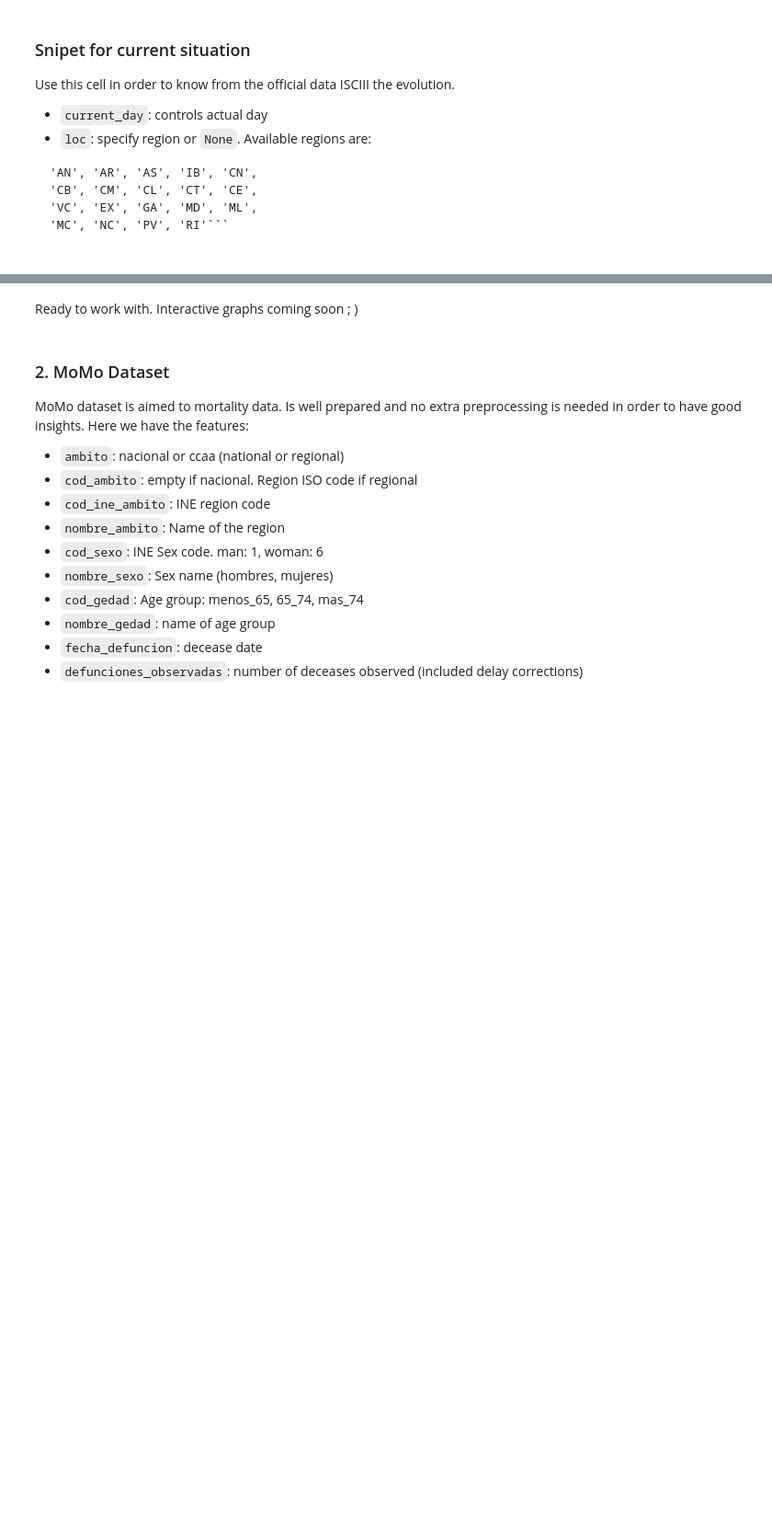
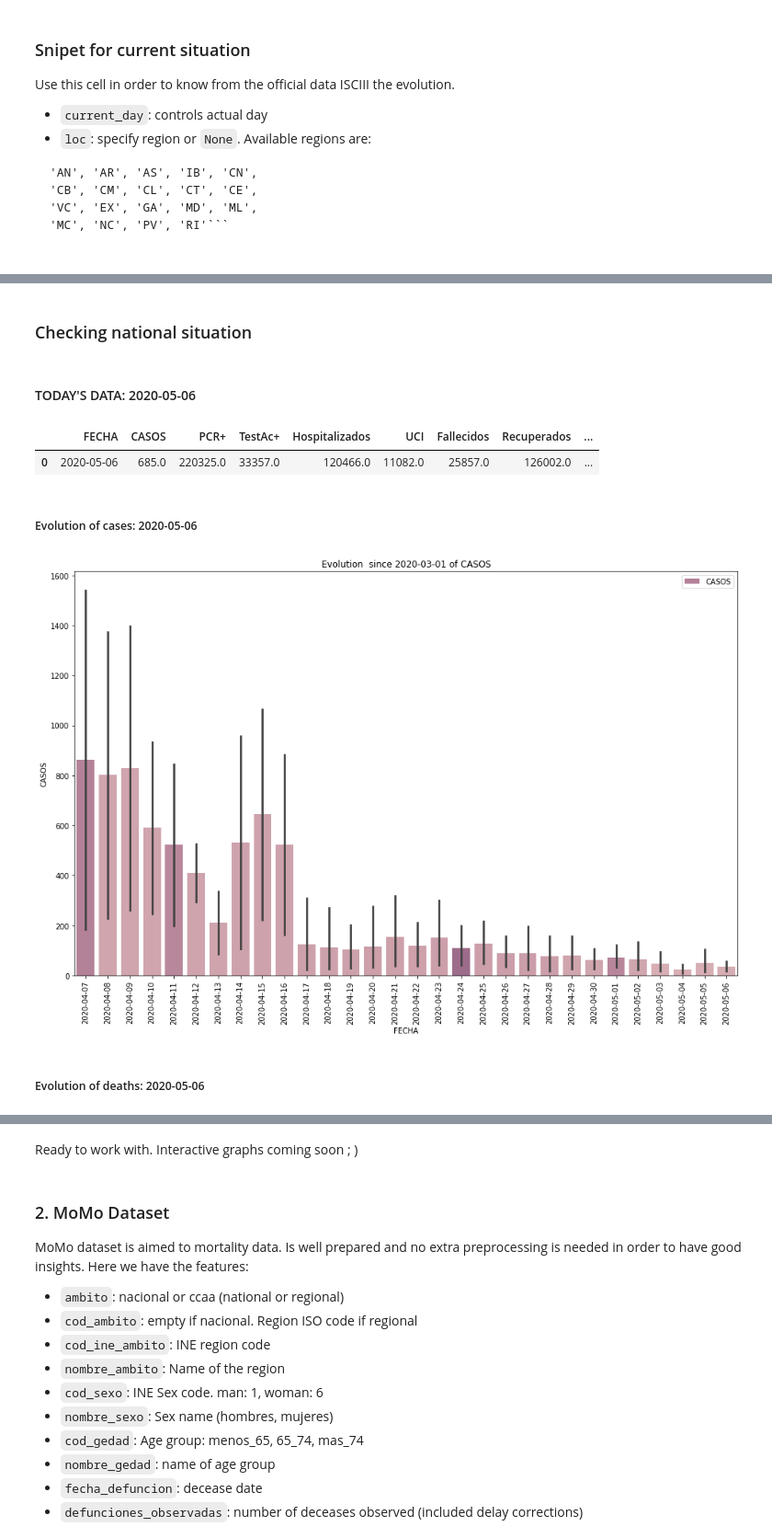
Before and after one commit to RaulRC/Covid-19, a Jupyter notebook: Covid19 - Official Spanish Data Curation ISCIII and other public datasets.ipynb, the cells around one changed output, grey strips where cells are left out. Shown at 92% size. Saved outputs shown, nothing was run; the diff lists cells and outputs as text; code cells hidden in the pictures; blank space fills up the shorter version.

Commit message:
[IMP] update numbers for 2020-05-06. Included national, Madrid and Castille-La Mancha situations

````diff
--- a/Covid19 - Official Spanish Data Curation ISCIII and other public datasets.ipynb
+++ b/Covid19 - Official Spanish Data Curation ISCIII and other public datasets.ipynb
@@ -312,11 +303,11 @@ Use this cell in order to know from the official data ISCIII the evolution.
 'VC', 'EX', 'GA', 'MD', 'ML',
 'MC', 'NC', 'PV', 'RI'```
 # %%
-current_day = datetime.now().strftime("%Y-%m-%d")
-loc = 'MD'
-display(Markdown("### TODAY'S DATA: {} ".format(current_day) + (loc if loc else "")))
-displayInfo(res, location=loc, date=current_day)
-display(Markdown("#### Evolution of cases: {} ".format(current_day) + (loc if loc else "")))
-showStats(res, location=loc, feature='CASOS', aggregate=False)
-display(Markdown("#### Evolution of deaths: {} ".format(current_day) + (loc if loc else "")))
-showStats(res, location=loc, feature='IncFallecidos', aggregate=False)
+def checkSituation(loc=None):
+    current_day = datetime.now().strftime("%Y-%m-%d")
+    display(Markdown("#### TODAY'S DATA: {} ".format(current_day) + (loc if loc else "")))
+    displayInfo(res, location=loc, date=current_day)
+    display(Markdown("##### Evolution of cases: {} ".format(current_day) + (loc if loc else "")))
+    showStats(res, location=loc, feature='CASOS', aggregate=False)
+    display(Markdown("##### Evolution of deaths: {} ".format(current_day) + (loc if loc else "")))
+    showStats(res, location=loc, feature='IncFallecidos', aggregate=False)
@@ -332,0 +314,11 @@ Warning: aggregation not available
+# %% [markdown]
+### Checking national situation
+# %%
+checkSituation(loc=None)
+# %% [output]
+#### TODAY'S DATA: 2020-05-06
+|  | FECHA | CASOS | PCR+ | TestAc+ | Hospitalizados | UCI | Fallecidos | Recuperados | ... |
+| 0 | 2020-05-06 | 685.0 | 220325.0 | 33357.0 | 120466.0 | 11082.0 | 25857.0 | 126002.0 | ... |
+##### Evolution of cases: 2020-05-06
+[figure, added]
+##### Evolution of deaths: 2020-05-06
````
Also changed, not shown: parts of 21 cells of this notebook.
